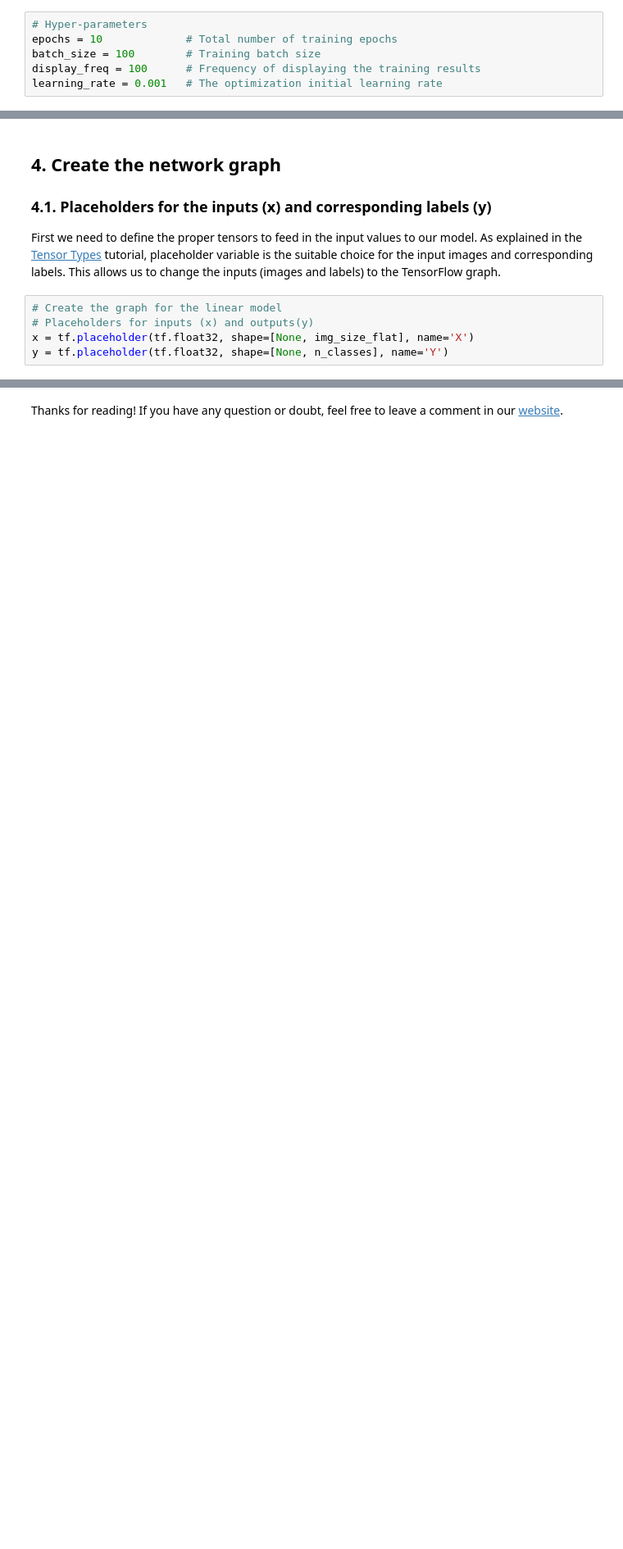
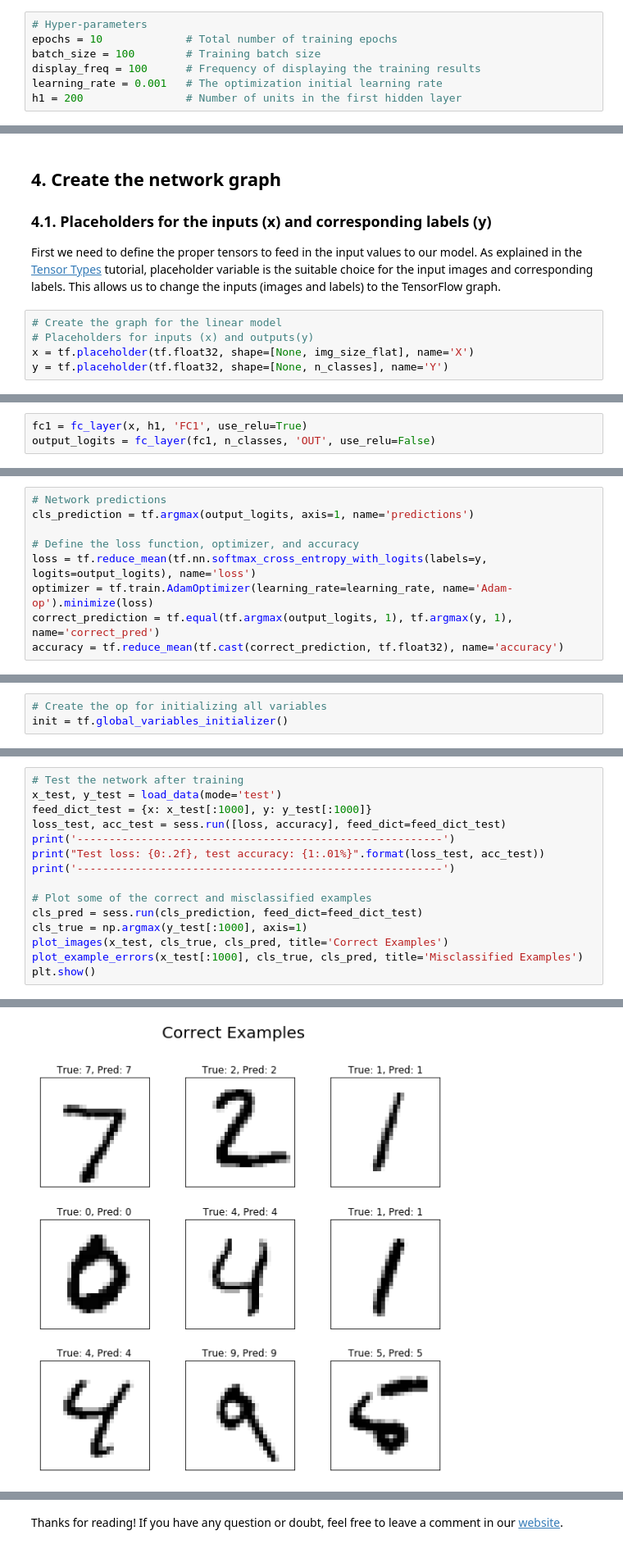
Before and after one commit to easy-tensorflow/easy-tensorflow, a Jupyter notebook: 3_Neural_Network/Tutorials/1_Neural_Network.ipynb, the cells around one changed output, grey strips where cells are left out. Shown at 82% size. Cells and saved outputs as stored; diff of their text form; blank space fills up the shorter version.

```diff
--- a/3_Neural_Network/Tutorials/1_Neural_Network.ipynb
+++ b/3_Neural_Network/Tutorials/1_Neural_Network.ipynb
@@ -127,6 +146,7 @@ epochs = 10             # Total number of training epochs
 batch_size = 100        # Training batch size
 display_freq = 100      # Frequency of displaying the training results
 learning_rate = 0.001   # The optimization initial learning rate
+h1 = 200                # Number of units in the first hidden layer
 # %% [markdown]
 Given the above definitions, each epoch consists of $55,000/100=550$ iterations.
 
@@ -178,0 +219,3 @@ Next we have y which is the placeholder variable for the true labels associated
+# %%
+fc1 = fc_layer(x, h1, 'FC1', use_relu=True)
+output_logits = fc_layer(fc1, n_classes, 'OUT', use_relu=False)
@@ -178,0 +224,9 @@ Next we have y which is the placeholder variable for the true labels associated
+# %%
+# Network predictions
+cls_prediction = tf.argmax(output_logits, axis=1, name='predictions')
+
+# Define the loss function, optimizer, and accuracy
+loss = tf.reduce_mean(tf.nn.softmax_cross_entropy_with_logits(labels=y, logits=output_logits), name='loss')
+optimizer = tf.train.AdamOptimizer(learning_rate=learning_rate, name='Adam-op').minimize(loss)
+correct_prediction = tf.equal(tf.argmax(output_logits, 1), tf.argmax(y, 1), name='correct_pred')
+accuracy = tf.reduce_mean(tf.cast(correct_prediction, tf.float32), name='accuracy')
@@ -178,0 +235,3 @@ Next we have y which is the placeholder variable for the true labels associated
+# %%
+# Create the op for initializing all variables
+init = tf.global_variables_initializer()
@@ -178,0 +360,16 @@ Next we have y which is the placeholder variable for the true labels associated
+# %%
+# Test the network after training
+x_test, y_test = load_data(mode='test')
+feed_dict_test = {x: x_test[:1000], y: y_test[:1000]}
+loss_test, acc_test = sess.run([loss, accuracy], feed_dict=feed_dict_test)
+print('---------------------------------------------------------')
+print("Test loss: {0:.2f}, test accuracy: {1:.01%}".format(loss_test, acc_test))
+print('---------------------------------------------------------')
+
+# Plot some of the correct and misclassified examples
+cls_pred = sess.run(cls_prediction, feed_dict=feed_dict_test)
+cls_true = np.argmax(y_test[:1000], axis=1)
+plot_images(x_test, cls_true, cls_pred, title='Correct Examples')
+plot_example_errors(x_test[:1000], cls_true, cls_pred, title='Misclassified Examples')
+plt.show()
+# %% [output]
@@ -178,0 +383 @@ Next we have y which is the placeholder variable for the true labels associated
+[figure, added]
```
Also changed, not shown: parts of 13 cells of this notebook, 4 other files.
